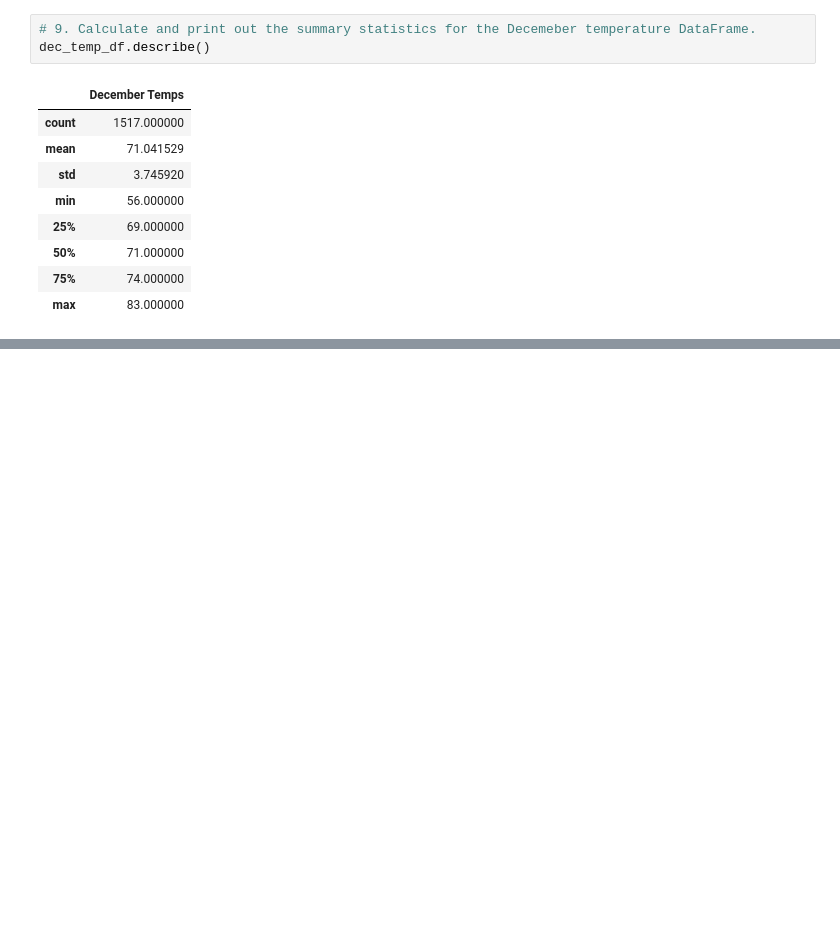
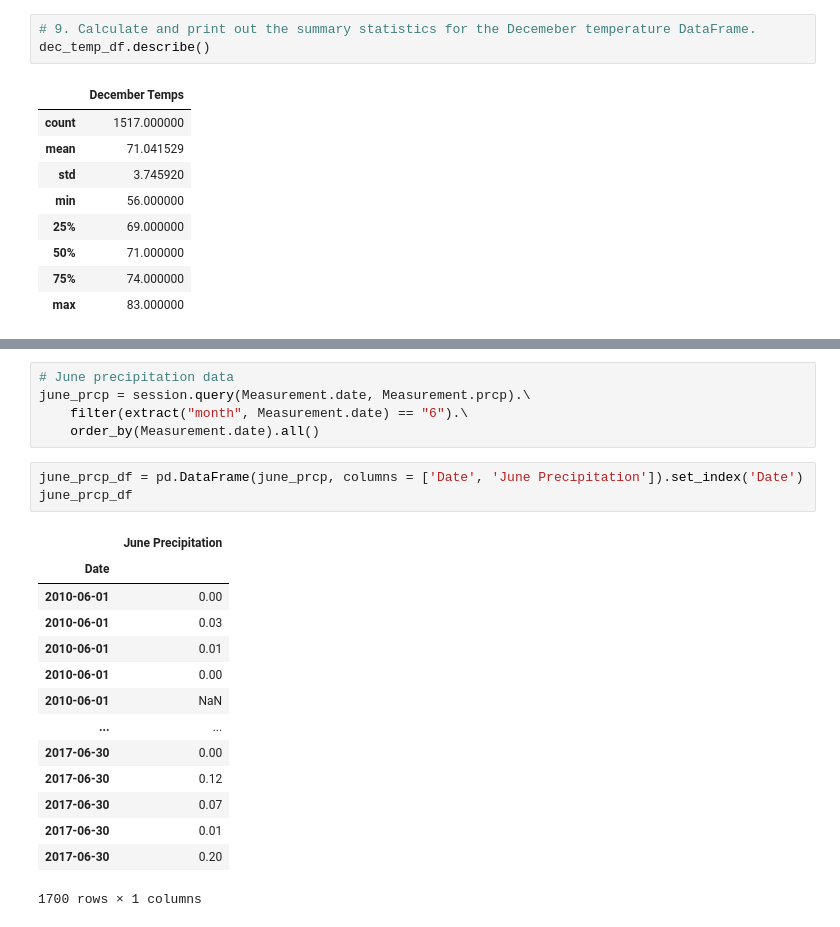
Before and after one commit to asama-w/surfs_up, a Jupyter notebook: SurfsUp_Challenge.ipynb, the cells around one changed output, grey strips where cells are left out. Drawn from its saved outputs; the diff is of its cells as text; blank space fills up the shorter version.

```diff
--- a/SurfsUp_Challenge.ipynb
+++ b/SurfsUp_Challenge.ipynb
@@ -206,0 +232,23 @@ dec_temp_df.describe()
+# %%
+# June precipitation data
+june_prcp = session.query(Measurement.date, Measurement.prcp).\
+    filter(extract("month", Measurement.date) == "6").\
+    order_by(Measurement.date).all()
+# %%
+june_prcp_df = pd.DataFrame(june_prcp, columns = ['Date', 'June Precipitation']).set_index('Date')
+june_prcp_df
+# %% [output]
+|  | June Precipitation |
+| Date |  |
+| 2010-06-01 | 0.00 |
+| 2010-06-01 | 0.03 |
+| 2010-06-01 | 0.01 |
+| 2010-06-01 | 0.00 |
+| 2010-06-01 | NaN |
+| ... | ... |
+| 2017-06-30 | 0.00 |
+| 2017-06-30 | 0.12 |
+| 2017-06-30 | 0.07 |
+| 2017-06-30 | 0.01 |
+| 2017-06-30 | 0.20 |
+1700 rows × 1 columns
```
Also changed, not shown: parts of 18 cells of this notebook.
